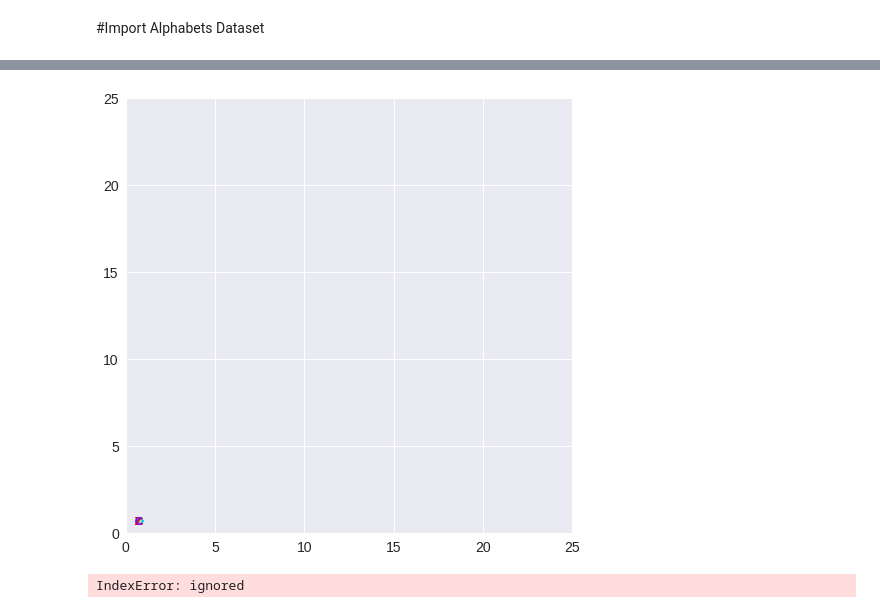
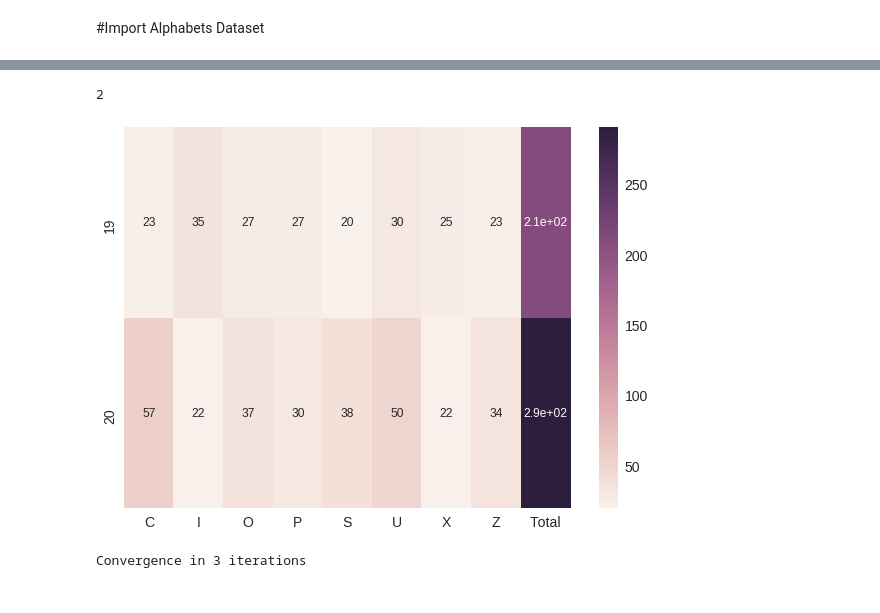
Before and after one commit to puraminy/mini_proj3, a Jupyter notebook: SOM.ipynb, the cells around one changed output, grey strips where cells are left out. Saved outputs shown, nothing was run; the diff lists cells and outputs as text; code cells hidden in the pictures.

```diff
--- a/SOM.ipynb
+++ b/SOM.ipynb
@@ -96,13 +86,16 @@ winner= (407, 0)  label: C
 from minisom import MiniSom
 
 def SOM (data = alphabet, x = 25, y = 25, features = 28*28, radius = 0, learningrate = 1, decay = 0.9, neighborhood='gaussian'):
-    #som = MiniSom(x=x, y=y, input_len=features, sigma=radius, learning_rate=learningrate, neighborhood_function=neighborhood)  # initialization of 25x25 SOM
-    # som.random_weights_init(alphabet)  # initialize weights with random values
     # initial weights
-    weights = np.expand_dims(np.linspace(0, 1, x*y),axis=1)*np.ones([1,features])
-    weights = np.reshape(weights, [x, y, features])
+    som0 = MiniSom(x=x, y=y, input_len=features, sigma=radius, learning_rate=learningrate, neighborhood_function=neighborhood)  # initialization of 25x25 SOM
+    som0.random_weights_init(alphabet)  # initialize weights with random values
+    som0.pca_weights_init(alphabet)
+    weights = som0._weights - 0
+
+    #weights = np.expand_dims(np.linspace(0, 1, x*y),axis=1)*np.ones([1,features])
+    #weights = np.reshape(weights, [x, y, features])
     delta_w = 1
-    i=0
+    i=1
     while delta_w>0.0001:
         som = MiniSom(x=x, y=y, input_len=features, sigma=0.0, learning_rate=learningrate,
                       neighborhood_function=neighborhood)  # initialization of 25x25 SOM
@@ -114,20 +107,20 @@ def SOM (data = alphabet, x = 25, y = 25, features = 28*28, radius = 0, learning
         delta_w = np.max(np.abs(weights-som._weights))
         weights = som._weights - 0
         i=i+1
-    return som, i, delta_w
+    return som, i, delta_w, weights
 
-x = 25; y = 25
+x = 625; y = 1
 features = 28*28
 radius = 1
-learningrate = 1
-decay = 0.95
+learningrate = 0.9
+decay = 0.9
 #neighborhood='mexican_hat'
 #neighborhood='bubble'
-neighborhood='gaussian'
-#neighborhood='triangle'
-som,ii,delta_w = SOM (data = alphabet, x = x, y = y, features = features, radius = radius,
+#neighborhood='gaussian'
+neighborhood='triangle'
+som,ii,delta_w, weights = SOM (data = alphabet, x = x, y = y, features = features, radius = radius,
                     learningrate = learningrate, decay = decay, neighborhood=neighborhood)
-weights = som.get_weights() - 0
+#weights = som.get_weights() - 0
 
 # Visualizing Results
 if x>1 and y>1:
@@ -148,41 +141,53 @@ if x>1 and y>1:
     #plt.savefig('resulting_images/som_digts.png')
     plt.show()
 
 
 mappings = som.win_map(alphabet)
+print(len(mappings))
 nodes = list(mappings) # position of nodes that contain values!
 values = []
 for i in nodes:
     values.append(mappings[i])
 sorted_values = sorted(values, key=len)
-selected_nodes = sorted_values[-20:] # 20 nodes with the most data
 
-result_mat =np.zeros([20,9])
+if len(mappings)>19:
+  selected_nodes = sorted_values[-20:] # 20 nodes with the most data
+  result_mat =np.zeros([20,9])
+  for i in range(20):
+      result_mat[i,8] = len(selected_nodes[i])
+      for j in range(len(selected_nodes[i])):
+          zeroo = alphabet-selected_nodes[i][j]
+          pos = np.where(~zeroo.any(axis=1))[0]
+          result_mat[i, label[pos]] = result_mat[i, label[pos]]+1
 
-for i in range(20):
-    result_mat[i,8] = len(selected_nodes[i])
-    for j in range(len(selected_nodes[i])):
-        zeroo = alphabet-selected_nodes[i][j]
-        pos = np.where(~zeroo.any(axis=1))[0]
-        result_mat[i, label[pos]] = result_mat[i, label[pos]]+1
+else:
+  selected_nodes = sorted_values
+  result_mat =np.zeros([len(mappings),9])
+  for i in range(len(mappings)):
+      result_mat[i,8] = len(selected_nodes[i])
+      for j in range(len(selected_nodes[i])):
+          zeroo = alphabet-selected_nodes[i][j]
+          pos = np.where(~zeroo.any(axis=1))[0]
+          result_mat[i, label[pos]] = result_mat[i, label[pos]]+1
 
 
 
 import seaborn as sn
 import pandas  as pd
 
-df_result = pd.DataFrame(result_mat, range(20), range(9))
+df_result = pd.DataFrame(result_mat, range(result_mat.shape[0]), range(9))
 
 aylabels = ['1', '2', '3', '4', '5', '6', '7', '8', '9', '10','11',
             '12', '13', '14', '15', '16', '17', '18', '19', '20']
 axlabels = ['C', 'I', 'O', 'P', 'S', 'U', 'X', 'Z', 'Total']
 
 plt.figure(figsize=(10, 7))
 sn.set(font_scale=1.4)  # for label size
 sn.heatmap(df_result, annot=True, annot_kws={"size": 12}, xticklabels=axlabels, yticklabels=aylabels)  # font size
 plt.show()
 
 print("Convergence in "+str(ii)+" iterations")
 # %% [output]
+2
-[figure, old version]
+[figure, new version]
-IndexError: ignored
+Convergence in 3 iterations
```
Also changed, not shown: parts of 3 cells of this notebook.
